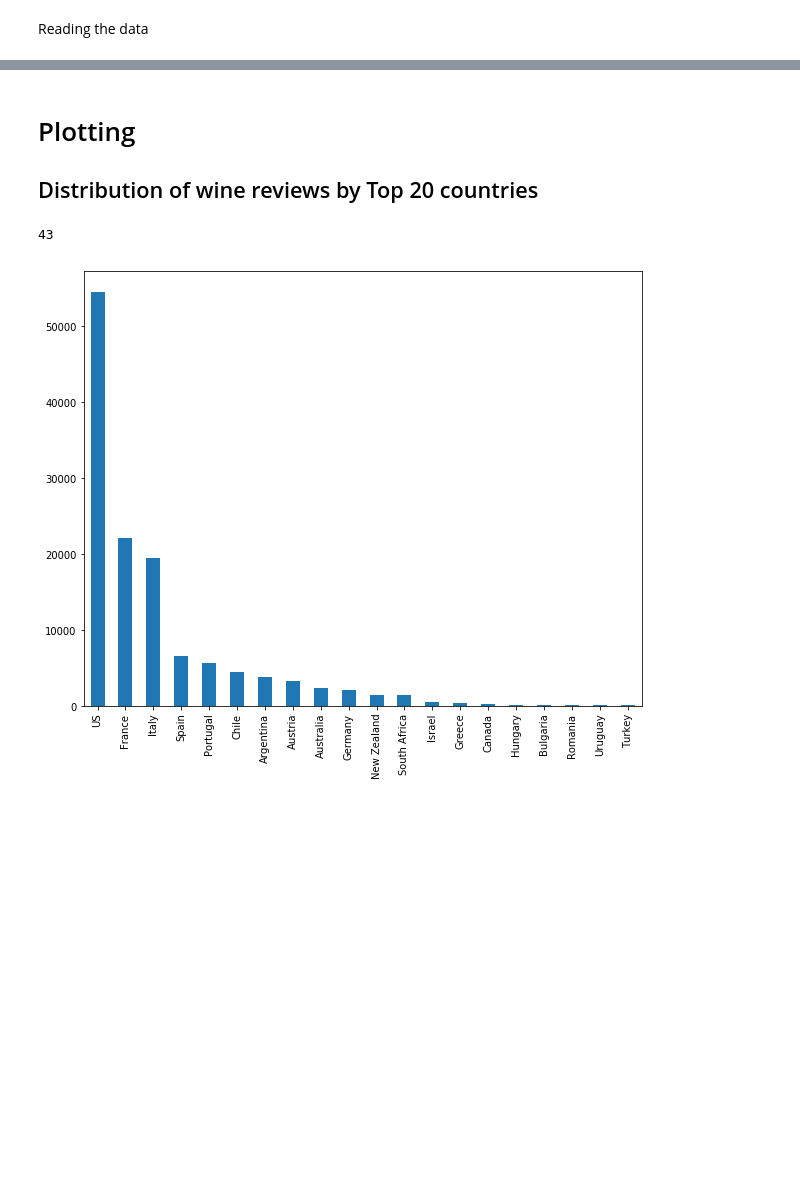
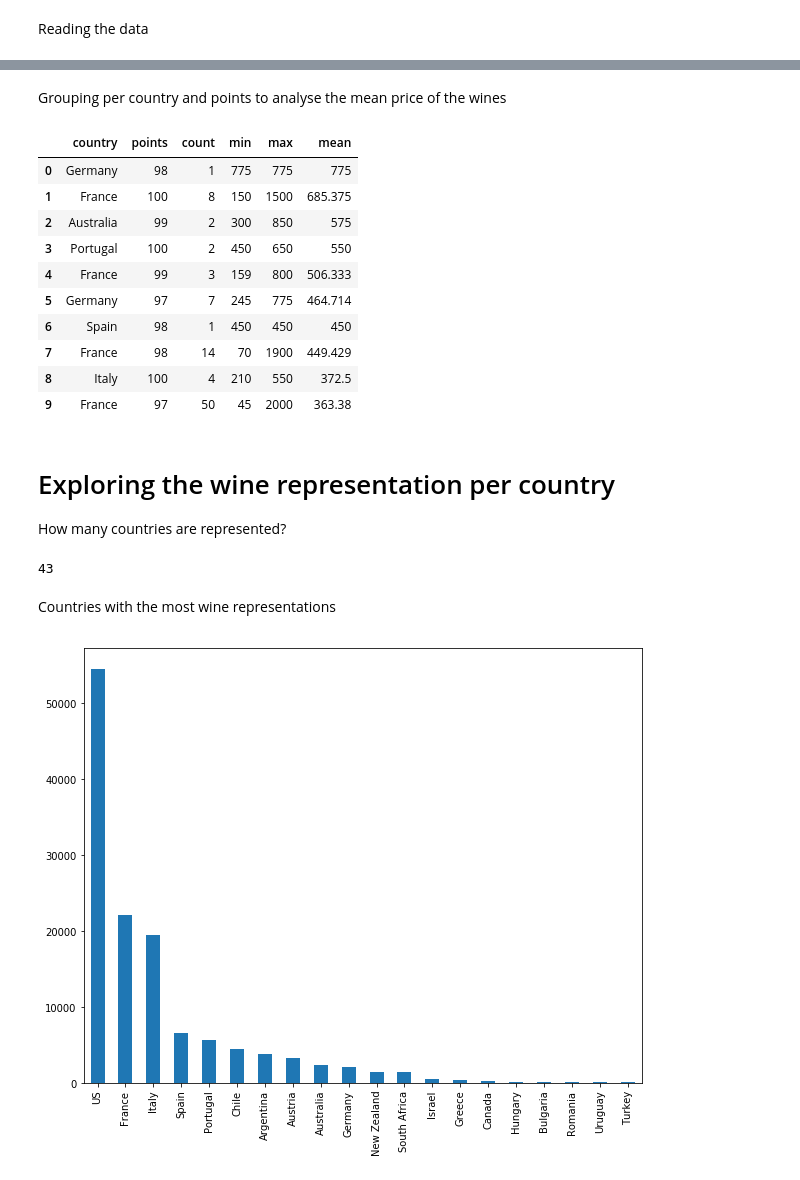
Before and after one commit to trallard/ReproduciblePython, a Jupyter notebook: solutions/01_exploredata.ipynb, the cells around one changed output, grey strips where cells are left out. Saved outputs shown, nothing was run; the diff lists cells and outputs as text; code cells hidden in the pictures; blank space fills up the shorter version.

```diff
--- a/solutions/01_exploredata.ipynb
+++ b/solutions/01_exploredata.ipynb
@@ -37,13 +37,34 @@ wine.describe(include ='all', ).T
 | title | 129971 | 118840 | Gloria Ferrer NV Sonoma Brut Spar... | 11 | NaN | NaN | NaN | NaN | NaN | NaN | NaN |
 | variety | 129970 | 707 | Pinot Noir | 13272 | NaN | NaN | NaN | NaN | NaN | NaN | NaN |
 | winery | 129971 | 16757 | Wines & Winemakers | 222 | NaN | NaN | NaN | NaN | NaN | NaN | NaN |
-# %% [markdown]
-# Plotting
-## Distribution of wine reviews by Top 20 countries
+# %% [markdown]
+Grouping per country and points to analyse the mean price of the wines
+# %%
+cnt = wine.groupby(['country','points'])['price'].agg(['count','min','max','mean']).sort_values(by = 'mean',ascending = False)[:10]
+cnt.reset_index(inplace=True)
+cnt.style.background_gradient(cmap='PuBu',high=0.5)
+# %% [output]
+|  | country | points | count | min | max | mean |
+| 0 | Germany | 98 | 1 | 775 | 775 | 775 |
+| 1 | France | 100 | 8 | 150 | 1500 | 685.375 |
+| 2 | Australia | 99 | 2 | 300 | 850 | 575 |
+| 3 | Portugal | 100 | 2 | 450 | 650 | 550 |
+| 4 | France | 99 | 3 | 159 | 800 | 506.333 |
+| 5 | Germany | 97 | 7 | 245 | 775 | 464.714 |
+| 6 | Spain | 98 | 1 | 450 | 450 | 450 |
+| 7 | France | 98 | 14 | 70 | 1900 | 449.429 |
+| 8 | Italy | 100 | 4 | 210 | 550 | 372.5 |
+| 9 | France | 97 | 50 | 45 | 2000 | 363.38 |
+# %% [markdown]
+# Exploring the wine representation per country
+
+How many countries are represented?
 # %%
 wine['country'].nunique()
 # %% [output]
 43
+# %% [markdown]
+Countries with the most wine representations
 # %%
 %matplotlib inline
 fig, ax = plt.subplots(figsize = (10, 8))
```
Also changed, not shown: parts of 6 cells of this notebook, 2 other files.
